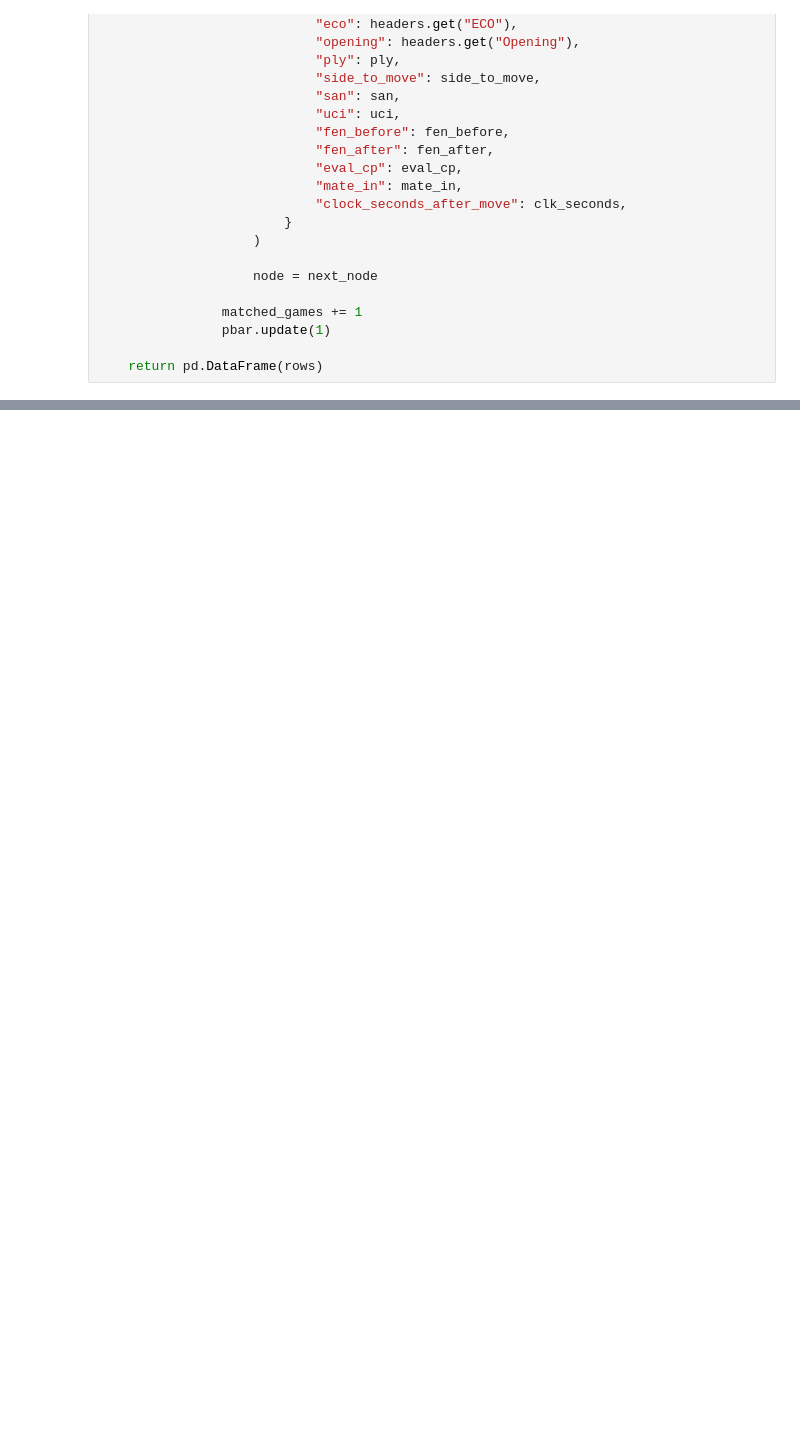
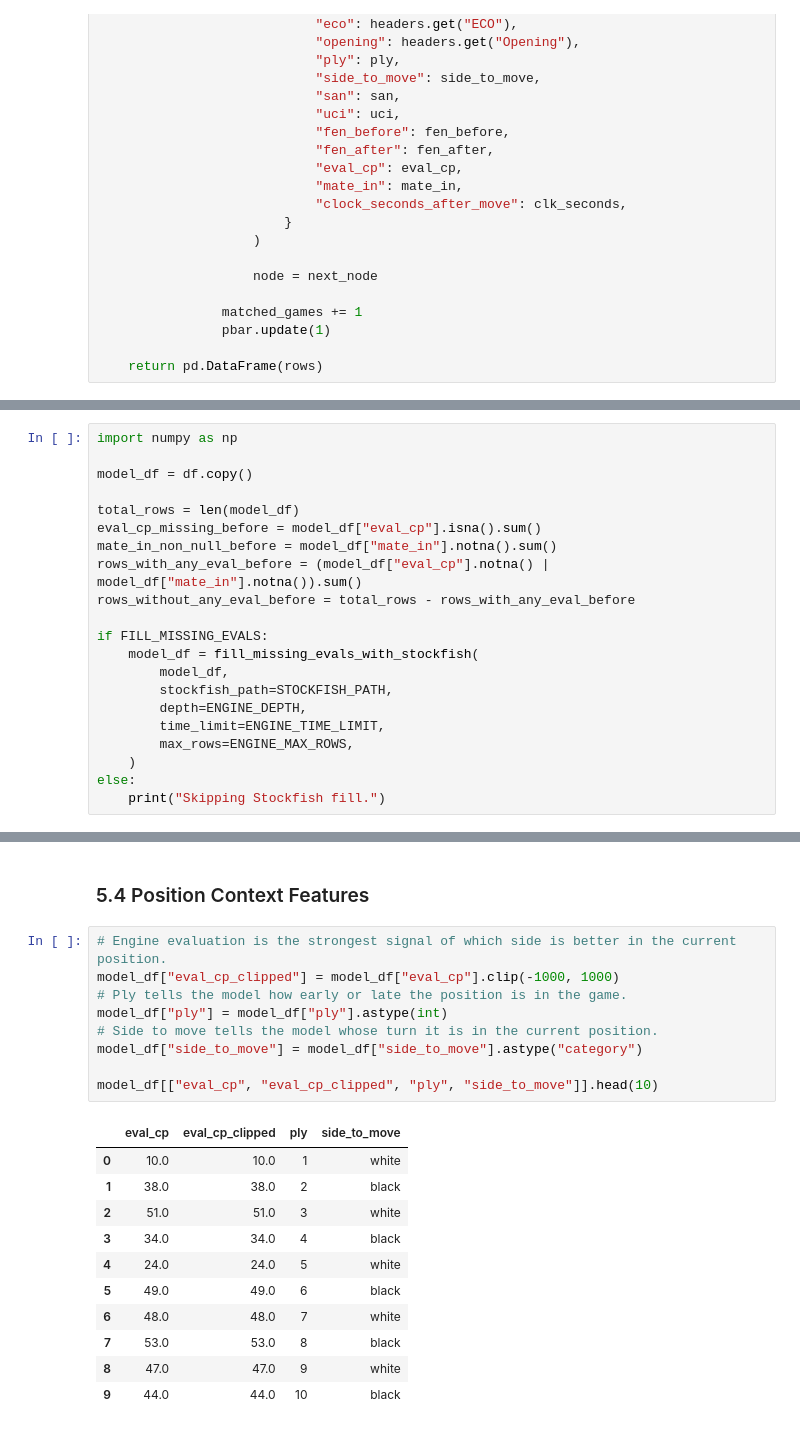
Before and after one commit to comMinGu/IS3107_G4, a Jupyter notebook: ml_model.ipynb, the cells around one changed output, grey strips where cells are left out. Drawn from its saved outputs; the diff is of its cells as text; blank space fills up the shorter version.

```diff
--- a/ml_model.ipynb
+++ b/ml_model.ipynb
@@ -529,0 +400,21 @@ We use a small, interpretable feature set. Each move row uses the game's final `
+# %%
+import numpy as np
+
+model_df = df.copy()
+
+total_rows = len(model_df)
+eval_cp_missing_before = model_df["eval_cp"].isna().sum()
+mate_in_non_null_before = model_df["mate_in"].notna().sum()
+rows_with_any_eval_before = (model_df["eval_cp"].notna() | model_df["mate_in"].notna()).sum()
+rows_without_any_eval_before = total_rows - rows_with_any_eval_before
+
+if FILL_MISSING_EVALS:
+    model_df = fill_missing_evals_with_stockfish(
+        model_df,
+        stockfish_path=STOCKFISH_PATH,
+        depth=ENGINE_DEPTH,
+        time_limit=ENGINE_TIME_LIMIT,
+        max_rows=ENGINE_MAX_ROWS,
+    )
+else:
+    print("Skipping Stockfish fill.")
@@ -529,0 +531,23 @@ We use a small, interpretable feature set. Each move row uses the game's final `
+# %% [markdown]
+### 5.4 Position Context Features
+# %%
+# Engine evaluation is the strongest signal of which side is better in the current position.
+model_df["eval_cp_clipped"] = model_df["eval_cp"].clip(-1000, 1000)
+# Ply tells the model how early or late the position is in the game.
+model_df["ply"] = model_df["ply"].astype(int)
+# Side to move tells the model whose turn it is in the current position.
+model_df["side_to_move"] = model_df["side_to_move"].astype("category")
+
+model_df[["eval_cp", "eval_cp_clipped", "ply", "side_to_move"]].head(10)
+# %% [output]
+|  | eval_cp | eval_cp_clipped | ply | side_to_move |
+| 0 | 10.0 | 10.0 | 1 | white |
+| 1 | 38.0 | 38.0 | 2 | black |
+| 2 | 51.0 | 51.0 | 3 | white |
+| 3 | 34.0 | 34.0 | 4 | black |
+| 4 | 24.0 | 24.0 | 5 | white |
+| 5 | 49.0 | 49.0 | 6 | black |
+| 6 | 48.0 | 48.0 | 7 | white |
+| 7 | 53.0 | 53.0 | 8 | black |
+| 8 | 47.0 | 47.0 | 9 | white |
+| 9 | 44.0 | 44.0 | 10 | black |
```
Also changed, not shown: parts of 21 cells of this notebook.
